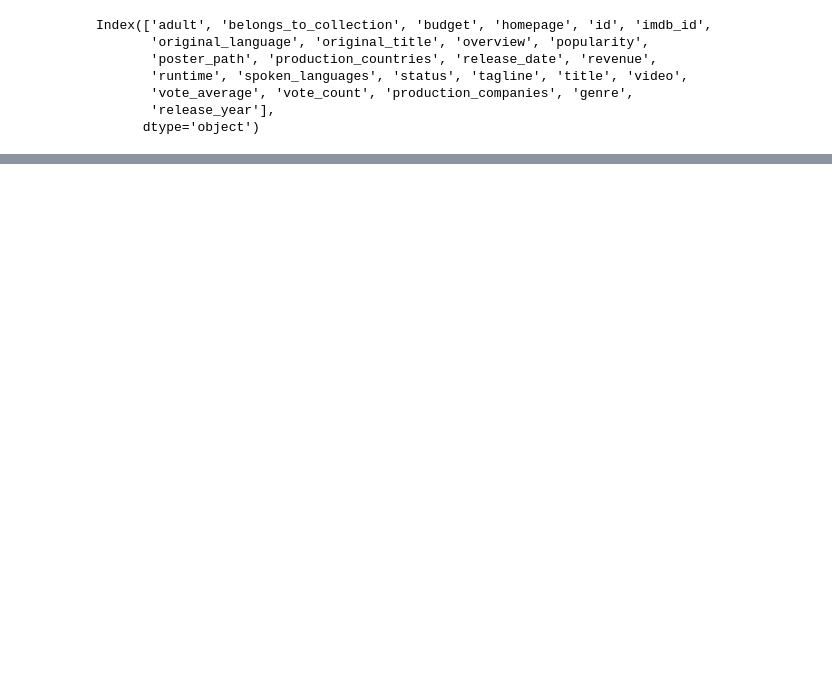
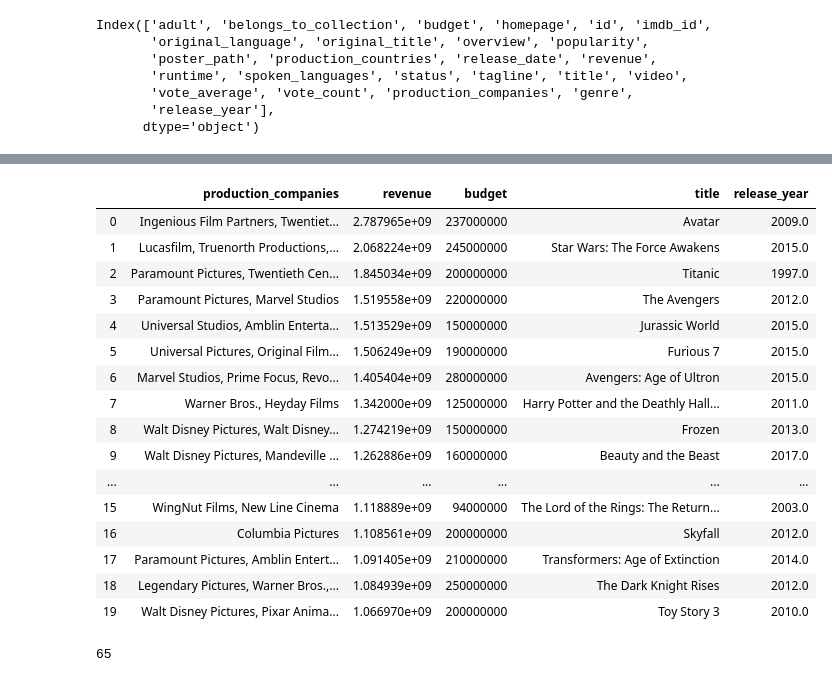
Before and after one commit to Lea-Loustaunau/Project-2, a Jupyter notebook: Yearly Production Studio Spend.ipynb, the cells around one changed output, grey strips where cells are left out. Cells and saved outputs as stored; diff of their text form; code cells hidden in the pictures; blank space fills up the shorter version.

```diff
--- a/Yearly Production Studio Spend.ipynb
+++ b/Yearly Production Studio Spend.ipynb
@@ -88,2 +152,27 @@ df[["release_date","release_year"]]
 # %%
-production = df[["title","release_year","budget","revenue","production_companies"]].copy()
+production = df[["production_companies","revenue","budget","title","release_year"]].copy()
+# %%
+production = production.dropna(subset=['title','production_companies'])
+# %%
+top = production.sort_values(by = ["revenue"],ascending = False)
+# %%
+#top 20 films with the highest revenue. now trying to group studios by their names
+top.head(20)
+# %% [output]
+|  | production_companies | revenue | budget | title | release_year |
+| 0 | Ingenious Film Partners, Twentiet... | 2.787965e+09 | 237000000 | Avatar | 2009.0 |
+| 1 | Lucasfilm, Truenorth Productions,... | 2.068224e+09 | 245000000 | Star Wars: The Force Awakens | 2015.0 |
+| 2 | Paramount Pictures, Twentieth Cen... | 1.845034e+09 | 200000000 | Titanic | 1997.0 |
+| 3 | Paramount Pictures, Marvel Studios | 1.519558e+09 | 220000000 | The Avengers | 2012.0 |
+| 4 | Universal Studios, Amblin Enterta... | 1.513529e+09 | 150000000 | Jurassic World | 2015.0 |
+| 5 | Universal Pictures, Original Film... | 1.506249e+09 | 190000000 | Furious 7 | 2015.0 |
+| 6 | Marvel Studios, Prime Focus, Revo... | 1.405404e+09 | 280000000 | Avengers: Age of Ultron | 2015.0 |
+| 7 | Warner Bros., Heyday Films | 1.342000e+09 | 125000000 | Harry Potter and the Deathly Hall... | 2011.0 |
+| 8 | Walt Disney Pictures, Walt Disney... | 1.274219e+09 | 150000000 | Frozen | 2013.0 |
+| 9 | Walt Disney Pictures, Mandeville ... | 1.262886e+09 | 160000000 | Beauty and the Beast | 2017.0 |
+| ... | ... | ... | ... | ... | ... |
+| 15 | WingNut Films, New Line Cinema | 1.118889e+09 | 94000000 | The Lord of the Rings: The Return... | 2003.0 |
+| 16 | Columbia Pictures | 1.108561e+09 | 200000000 | Skyfall | 2012.0 |
+| 17 | Paramount Pictures, Amblin Entert... | 1.091405e+09 | 210000000 | Transformers: Age of Extinction | 2014.0 |
+| 18 | Legendary Pictures, Warner Bros.,... | 1.084939e+09 | 250000000 | The Dark Knight Rises | 2012.0 |
+| 19 | Walt Disney Pictures, Pixar Anima... | 1.066970e+09 | 200000000 | Toy Story 3 | 2010.0 |
@@ -89,0 +181,4 @@ production = df[["title","release_year","budget","revenue","production_companies
+# %%
+len(Marvel)
+# %% [output]
+65
```
Also changed, not shown: parts of 20 cells of this notebook.
